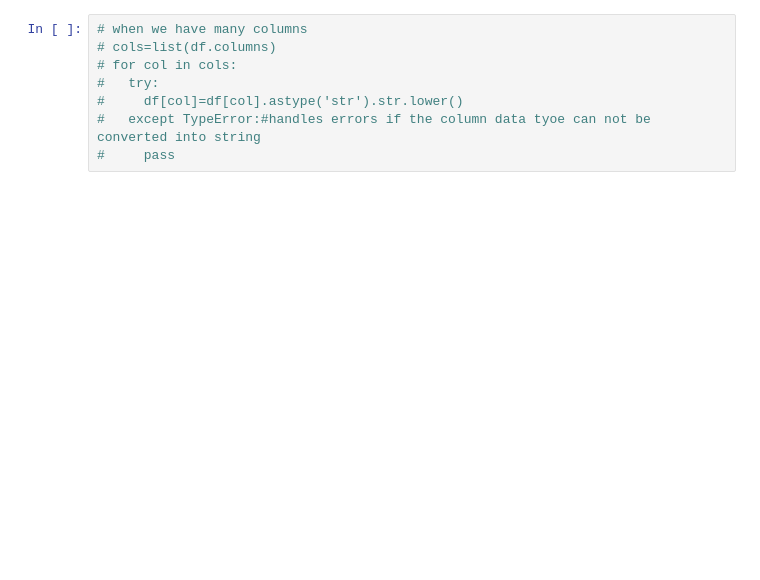
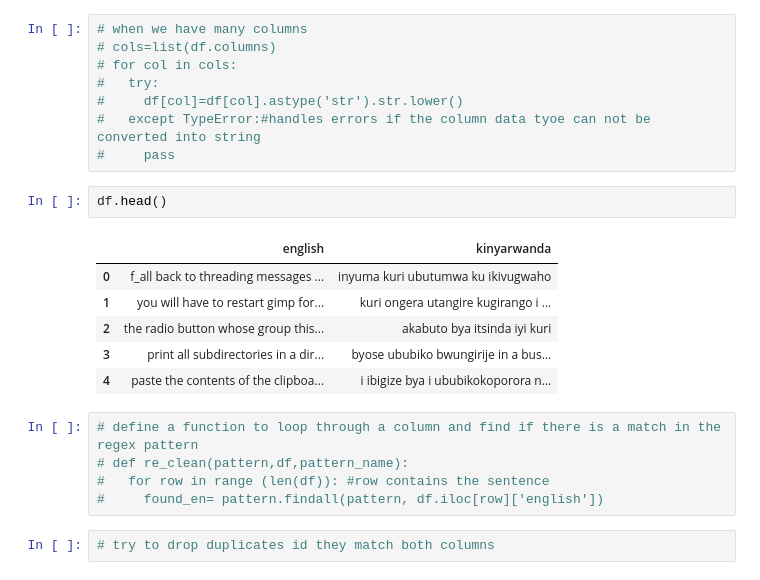
Before and after one commit to GraceUmutesi/NLP-fellowship-assignment, a Jupyter notebook: recap_regex_data_cleaning.ipynb, the cells around one changed output. Cells and saved outputs as stored; diff of their text form; blank space fills up the shorter version.

```diff
--- a/recap_regex_data_cleaning.ipynb
+++ b/recap_regex_data_cleaning.ipynb
@@ -29,3 +42,19 @@ df['kinyarwanda'] = df['Kinyarwanda'].astype('str').str.lower()
 #     df[col]=df[col].astype('str').str.lower()
 #   except TypeError:#handles errors if the column data tyoe can not be converted into string
 #     pass
+# %%
+df.head()
+# %% [output]
+|  | english | kinyarwanda |
+| 0 | f_all back to threading messages ... | inyuma kuri ubutumwa ku ikivugwaho |
+| 1 | you will have to restart gimp for... | kuri ongera utangire kugirango i ... |
+| 2 | the radio button whose group this... | akabuto bya itsinda iyi kuri |
+| 3 | print all subdirectories in a dir... | byose ububiko bwungirije in a bus... |
+| 4 | paste the contents of the clipboa... | i ibigize bya i ububikokoporora n... |
+# %%
+# define a function to loop through a column and find if there is a match in the regex pattern
+# def re_clean(pattern,df,pattern_name):
+#   for row in range (len(df)): #row contains the sentence
+#     found_en= pattern.findall(pattern, df.iloc[row]['english'])
+# %%
+# try to drop duplicates id they match both columns
```
Also changed, not shown: parts of 12 cells of this notebook.
